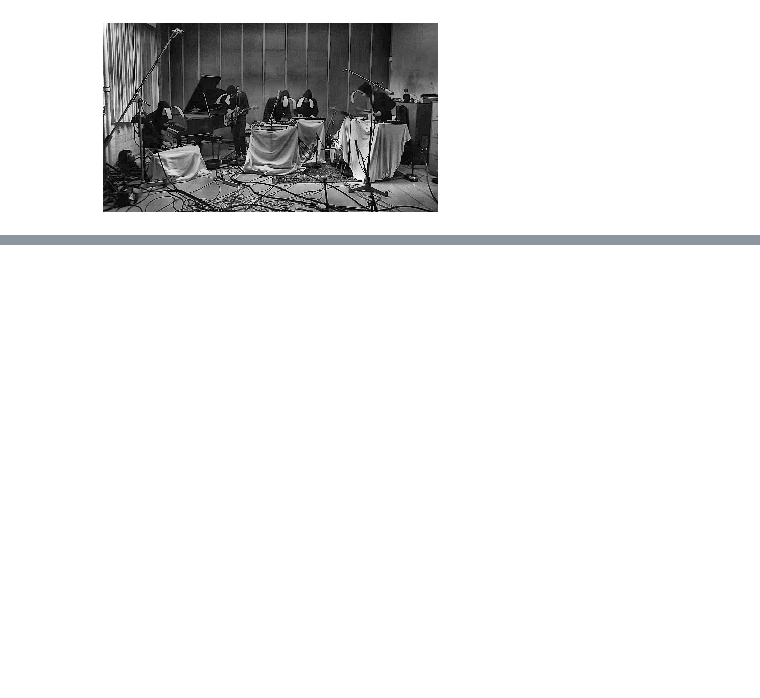
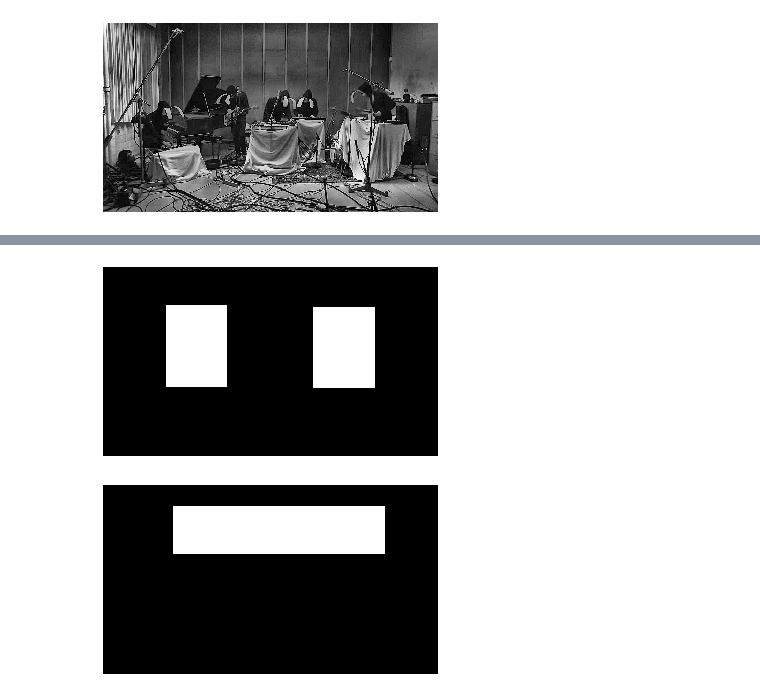
Before and after one commit to Izaird/Image-analisys, a Jupyter notebook: Practicas/practica_03/IA_03_2012010743_MDIA.ipynb, the cells around one changed output, grey strips where cells are left out. Cells and saved outputs as stored; diff of their text form; code cells hidden in the pictures; blank space fills up the shorter version.

```diff
--- a/Practicas/practica_03/IA_03_2012010743_MDIA.ipynb
+++ b/Practicas/practica_03/IA_03_2012010743_MDIA.ipynb
@@ -158,0 +176,15 @@ edge_detection =   convolve2d(img,mask)
+# %%
+bin1=Image.open("img/bin1.jpg") #Open the image and convert to gray scale
+bin2=Image.open("img/bin2.jpg") #Open the image and convert to gray scale
+bin_arr1 = np.asarray(bin1,np.uint) #converts the image to an Numpy Array
+bin_arr2 = np.asarray(bin2,np.uint) #converts the image to an Numpy Array
+
+plt.imshow(bin_arr1,cmap=plt.cm.gray)
+plt.axis('off')
+plt.show()
+plt.imshow(bin_arr2,cmap=plt.cm.gray)
+plt.axis('off')
+plt.show()
+# %% [output]
+[figure, added]
+[figure, added]
```
Also changed, not shown: parts of 5 cells of this notebook, 4 other files.
